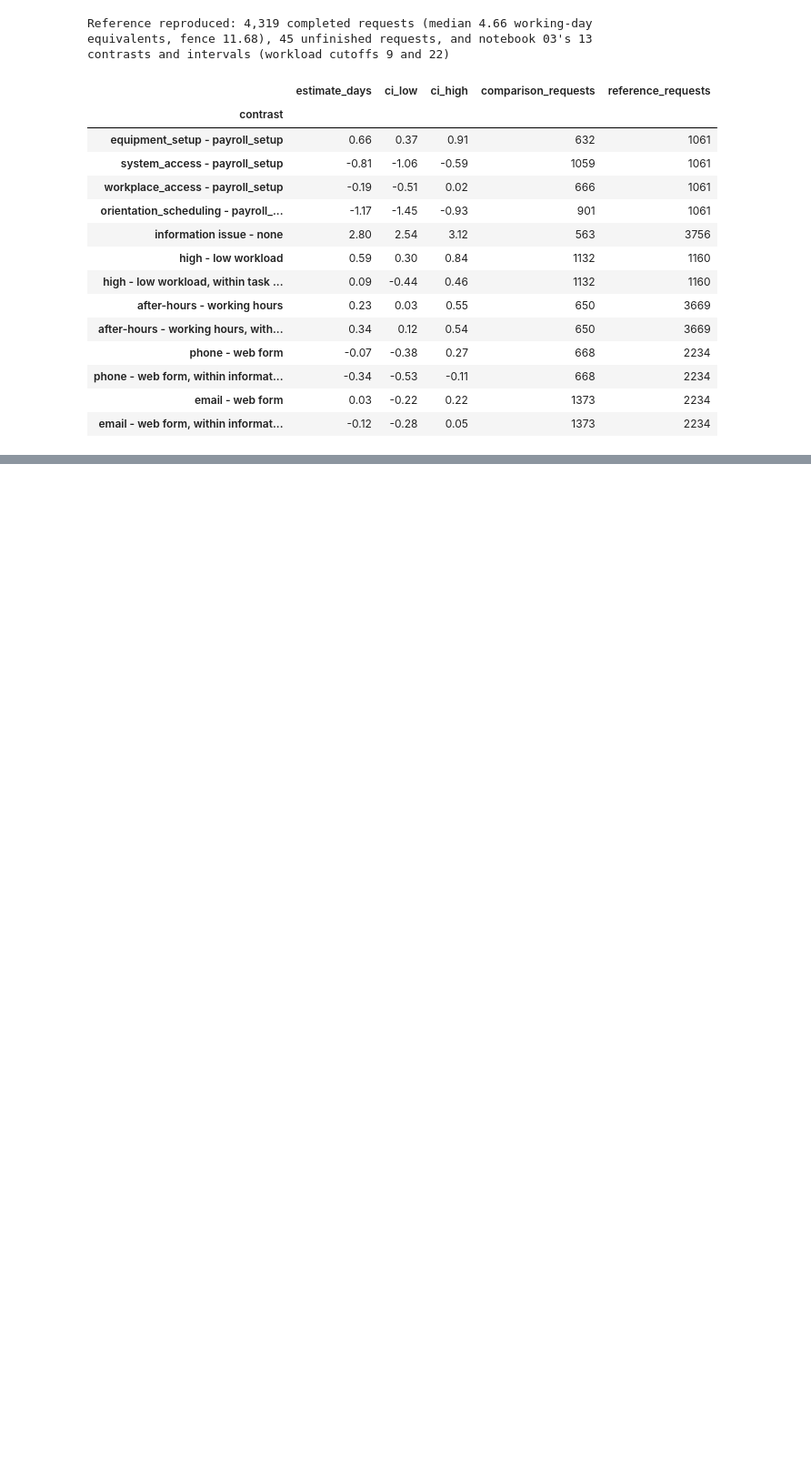
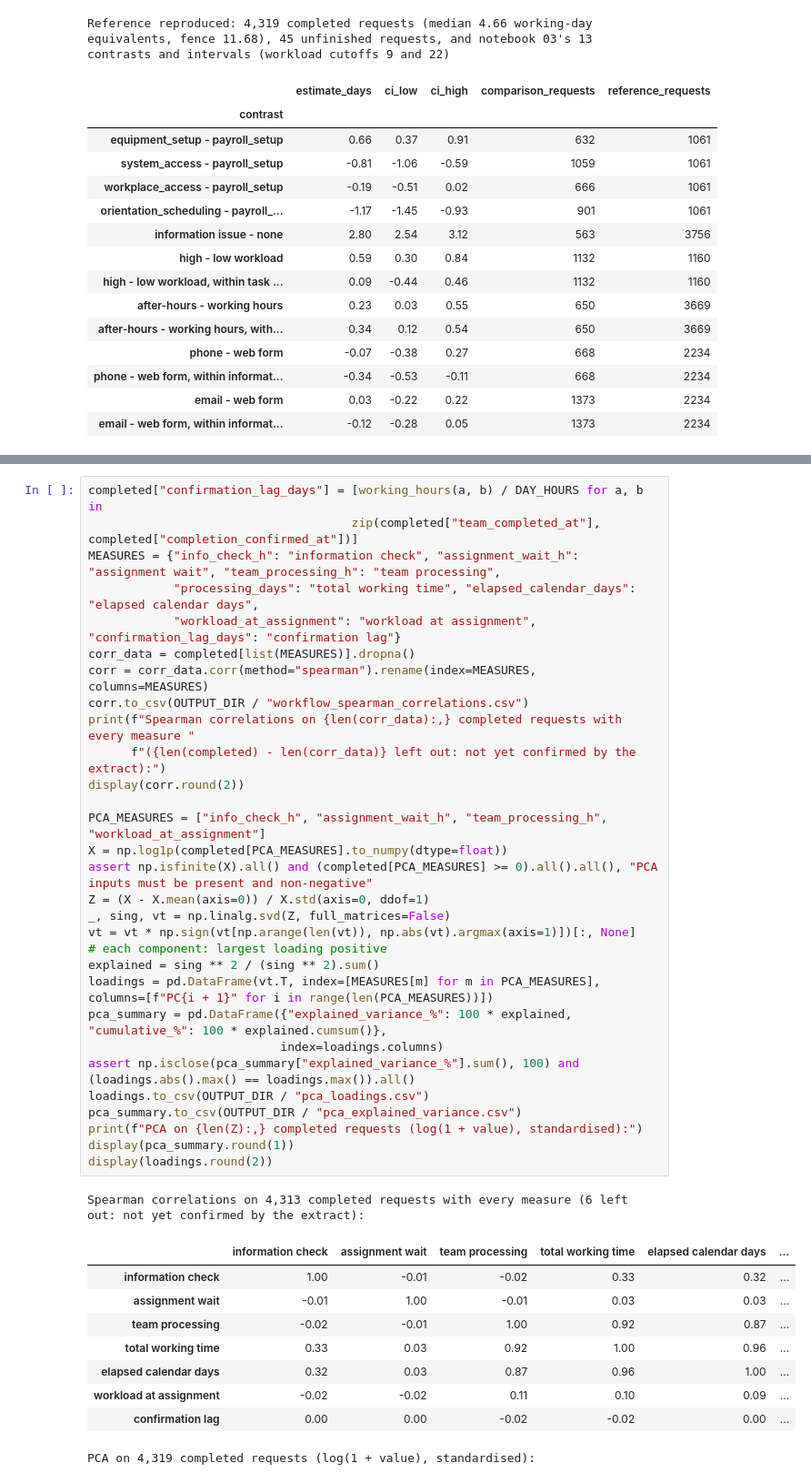
Before and after one commit to isabellemclean1001-blip/AIDA_Izzy_HR_Onboarding_Project-review, a Jupyter notebook: AIDA-2156/final-project/analysis/04_outliers_relationships_and_sensitivity.ipynb, the cells around one changed output, grey strips where cells are left out. Shown at 91% size. Saved outputs shown, nothing was run; the diff lists cells and outputs as text; blank space fills up the shorter version.

```diff
--- a/AIDA-2156/final-project/analysis/04_outliers_relationships_and_sensitivity.ipynb
+++ b/AIDA-2156/final-project/analysis/04_outliers_relationships_and_sensitivity.ipynb
@@ -346,0 +475,40 @@ Reference reproduced: 4,319 completed requests (median 4.66 working-day equivale
+# %%
+completed["confirmation_lag_days"] = [working_hours(a, b) / DAY_HOURS for a, b in
+                                     zip(completed["team_completed_at"], completed["completion_confirmed_at"])]
+MEASURES = {"info_check_h": "information check", "assignment_wait_h": "assignment wait", "team_processing_h": "team processing",
+            "processing_days": "total working time", "elapsed_calendar_days": "elapsed calendar days",
+            "workload_at_assignment": "workload at assignment", "confirmation_lag_days": "confirmation lag"}
+corr_data = completed[list(MEASURES)].dropna()
+corr = corr_data.corr(method="spearman").rename(index=MEASURES, columns=MEASURES)
+corr.to_csv(OUTPUT_DIR / "workflow_spearman_correlations.csv")
+print(f"Spearman correlations on {len(corr_data):,} completed requests with every measure "
+      f"({len(completed) - len(corr_data)} left out: not yet confirmed by the extract):")
+display(corr.round(2))
+
+PCA_MEASURES = ["info_check_h", "assignment_wait_h", "team_processing_h", "workload_at_assignment"]
+X = np.log1p(completed[PCA_MEASURES].to_numpy(dtype=float))
+assert np.isfinite(X).all() and (completed[PCA_MEASURES] >= 0).all().all(), "PCA inputs must be present and non-negative"
+Z = (X - X.mean(axis=0)) / X.std(axis=0, ddof=1)
+_, sing, vt = np.linalg.svd(Z, full_matrices=False)
+vt = vt * np.sign(vt[np.arange(len(vt)), np.abs(vt).argmax(axis=1)])[:, None]       # each component: largest loading positive
+explained = sing ** 2 / (sing ** 2).sum()
+loadings = pd.DataFrame(vt.T, index=[MEASURES[m] for m in PCA_MEASURES], columns=[f"PC{i + 1}" for i in range(len(PCA_MEASURES))])
+pca_summary = pd.DataFrame({"explained_variance_%": 100 * explained, "cumulative_%": 100 * explained.cumsum()},
+                           index=loadings.columns)
+assert np.isclose(pca_summary["explained_variance_%"].sum(), 100) and (loadings.abs().max() == loadings.max()).all()
+loadings.to_csv(OUTPUT_DIR / "pca_loadings.csv")
+pca_summary.to_csv(OUTPUT_DIR / "pca_explained_variance.csv")
+print(f"PCA on {len(Z):,} completed requests (log(1 + value), standardised):")
+display(pca_summary.round(1))
+display(loadings.round(2))
+# %% [output]
+Spearman correlations on 4,313 completed requests with every measure (6 left out: not yet confirmed by the extract):
+|  | information check | assignment wait | team processing | total working time | elapsed calendar days | ... |
+| information check | 1.00 | -0.01 | -0.02 | 0.33 | 0.32 | ... |
+| assignment wait | -0.01 | 1.00 | -0.01 | 0.03 | 0.03 | ... |
+| team processing | -0.02 | -0.01 | 1.00 | 0.92 | 0.87 | ... |
+| total working time | 0.33 | 0.03 | 0.92 | 1.00 | 0.96 | ... |
+| elapsed calendar days | 0.32 | 0.03 | 0.87 | 0.96 | 1.00 | ... |
+| workload at assignment | -0.02 | -0.02 | 0.11 | 0.10 | 0.09 | ... |
+| confirmation lag | 0.00 | 0.00 | -0.02 | -0.02 | 0.00 | ... |
+PCA on 4,319 completed requests (log(1 + value), standardised):
```
Also changed, not shown: parts of 7 cells of this notebook.
